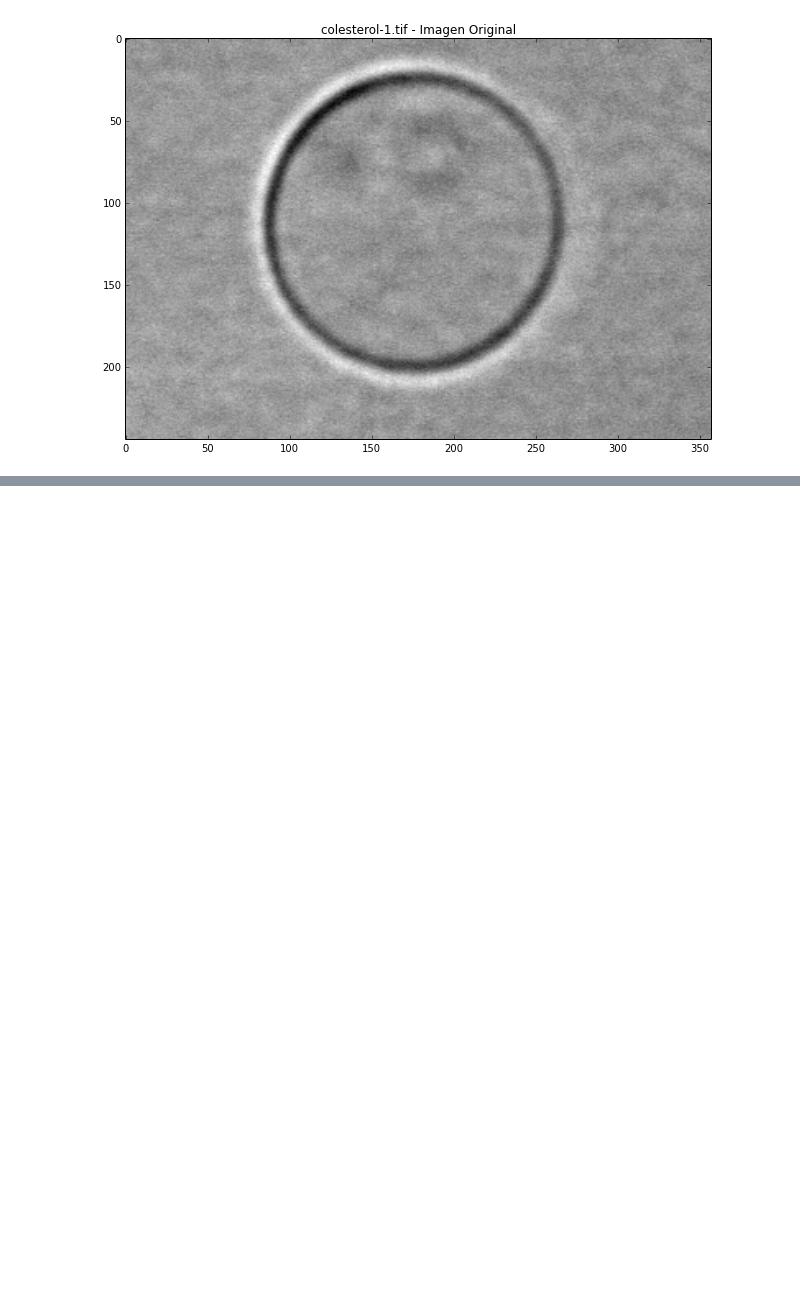
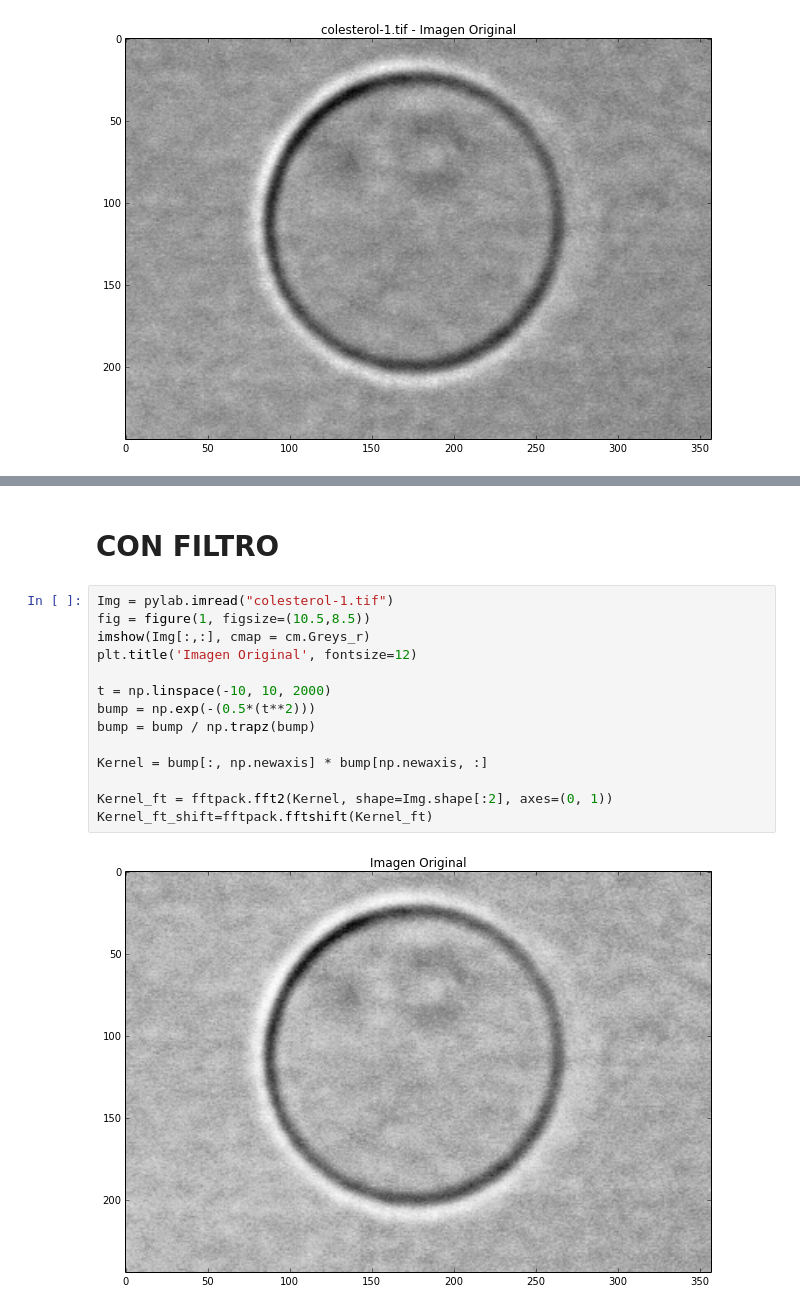
Before and after one commit to bernalde/Bernal_Mendez_hw8, a Jupyter notebook: Hessian.ipynb, the cells around one changed output, grey strips where cells are left out. Saved outputs shown, nothing was run; the diff lists cells and outputs as text; blank space fills up the shorter version.

Commit message:
usando filtro de frecuencias altas

```diff
--- a/Hessian.ipynb
+++ b/Hessian.ipynb
@@ -42,0 +97,18 @@ for i in range(1,xf-1):
+# %% [markdown]
+# CON FILTRO
+# %%
+Img = pylab.imread("colesterol-1.tif")
+fig = figure(1, figsize=(10.5,8.5))
+imshow(Img[:,:], cmap = cm.Greys_r)
+plt.title('Imagen Original', fontsize=12)
+
+t = np.linspace(-10, 10, 2000)
+bump = np.exp(-(0.5*(t**2)))
+bump = bump / np.trapz(bump)
+
+Kernel = bump[:, np.newaxis] * bump[np.newaxis, :]
+
+Kernel_ft = fftpack.fft2(Kernel, shape=Img.shape[:2], axes=(0, 1))
+Kernel_ft_shift=fftpack.fftshift(Kernel_ft)
+# %% [output]
+[figure, added]
```
Also changed, not shown: parts of 5 cells of this notebook, 2 other files.
